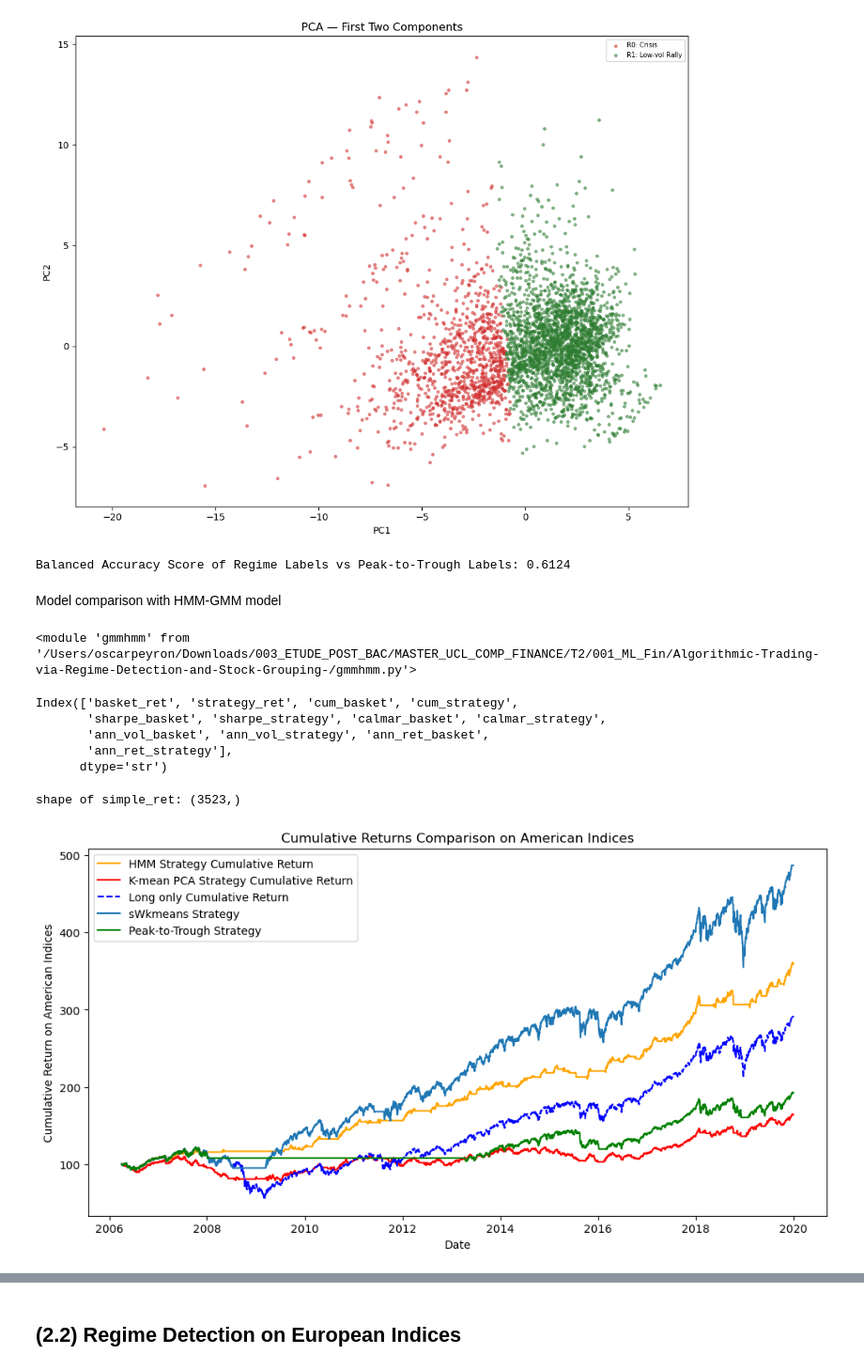
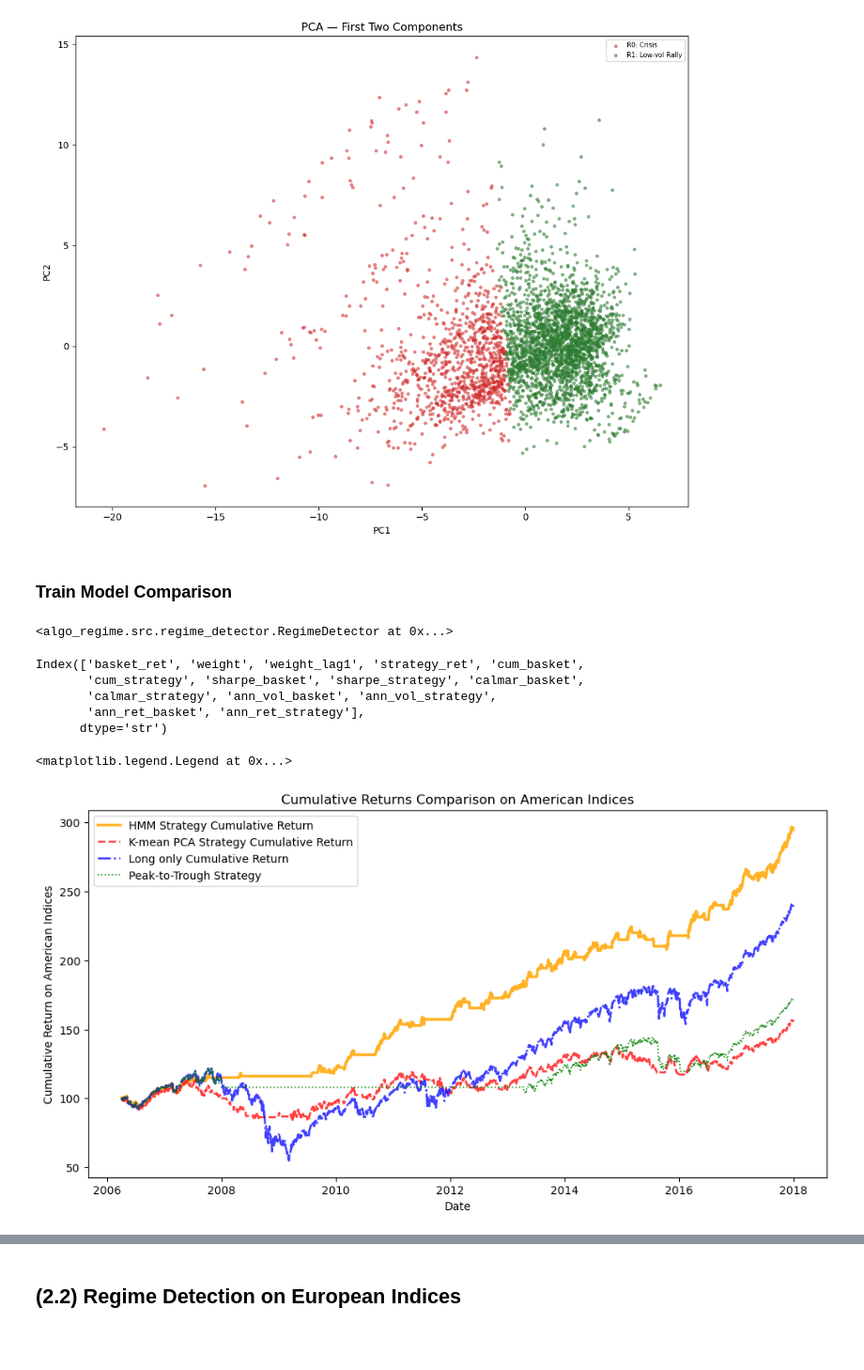
Before and after one commit to oscar10-wq/Algorithmic-Trading-via-Regime-Detection-and-Stock-Grouping-, a Jupyter notebook: results.ipynb, the cells around one changed output, grey strips where cells are left out. Shown at 94% size. Saved outputs shown, nothing was run; the diff lists cells and outputs as text; code cells hidden in the pictures; blank space fills up the shorter version.

Commit message:
pushed readapted test train backtest code + started making the report

```diff
--- a/results.ipynb
+++ b/results.ipynb
@@ -247,52 +247,52 @@ fig = rd_america.plot_cluster_pca()
 fig.savefig('graphs/cluster_pca_america.png')
 # %% [output]
 [figure]
-# %%
-#Plot balanced accuracy score of the regime labels against the peak-to-trough labels
-from sklearn.metrics import balanced_accuracy_score
-balanced_acc = balanced_accuracy_score(rd_america.labels, rd_america.regime_labels_ptt)
-print(f"Balanced Accuracy Score of Regime Labels vs Peak-to-Trough Labels: {balanced_acc:.4f}")
-# %% [output]
-Balanced Accuracy Score of Regime Labels vs Peak-to-Trough Labels: 0.6124
 # %% [markdown]
-Model comparison with HMM-GMM model
+### Train Model Comparison
 # %%
 import gmmhmm
 import importlib
 importlib.reload(gmmhmm)
+
+split_date = '2018-01-01'
+rd_america.fit_train_test(split_date=split_date)
 # %% [output]
-<module 'gmmhmm' from '/Users/oscarpeyron/Downloads/003_ETUDE_POST_BAC/MASTER_UCL_COMP_FINANCE/T2/001_ML_Fin/Algorithmic-Trading-via-Regime-Detection-and-Stock-Grouping-/gmmhmm.py'>
+<algo_regime.src.regime_detector.RegimeDetector at 0x...>
 # %%
 hmm_america = gmmhmm.HMMRegimeDetector(df_america, n_regimes=2, use_pca=True)
 hmm_america.fit()
 
-bt_hmm_america = hmm_america.backtest(initial_capital=100)
+hmm_america.fit_train_test(split_date=split_date)
+bt_hmm_america = hmm_america.backtest(initial_capital=100, split_date=split_date)
 print(bt_hmm_america.columns)
 # %% [output]
-Index(['basket_ret', 'strategy_ret', 'cum_basket', 'cum_strategy',
-       'sharpe_basket', 'sharpe_strategy', 'calmar_basket', 'calmar_strategy',
-       'ann_vol_basket', 'ann_vol_strategy', 'ann_ret_basket',
-       'ann_ret_strategy'],
+Index(['basket_ret', 'weight', 'weight_lag1', 'strategy_ret', 'cum_basket',
+       'cum_strategy', 'sharpe_basket', 'sharpe_strategy', 'calmar_basket',
+       'calmar_strategy', 'ann_vol_basket', 'ann_vol_strategy',
+       'ann_ret_basket', 'ann_ret_strategy'],
       dtype='str')
 # %%
-bt_america = rd_america.backtest(initial_capital=100)
-bt_america_skmeans = rd_america.backtest_skmeans(initial_capital=100)
+bt_america = rd_america.backtest(initial_capital=100, split_date=split_date)
+bt_america_skmeans = rd_america.backtest_skmeans(initial_capital=100, split_date=split_date)
-# %% [output]
-shape of simple_ret: (3523,)
 # %%
-fig = plt.figure(figsize=(12, 6))
 
 
-plt.plot(bt_hmm_america['cum_strategy'], label='HMM Strategy Cumulative Return', color='orange')
-plt.plot(bt_america['cum_strategy'], label='K-mean PCA Strategy Cumulative Return', color='red')
-plt.plot(bt_america['cum_basket'], label='Long only Cumulative Return', color='blue', linestyle='--')
-plt.plot(bt_america_skmeans.index, bt_america_skmeans['cum_strategy_skmeans'], label='sWkmeans Strategy')
-plt.plot(bt_america["cum_strategy_ptt"], label='Peak-to-Trough Strategy',color='green')
-plt.title('Cumulative Returns Comparison on American Indices')
-plt.xlabel('Date')
-plt.ylabel('Cumulative Return on American Indices')
-plt.legend()
-fig.savefig('graphs/cumulative_returns_comparison_america.png')
+fig, ax = plt.subplots(figsize=(12, 6))
+
+ax.plot(bt_hmm_america['cum_strategy'], label='HMM Strategy Cumulative Return',
+        color='orange', linewidth=2.5, alpha=0.85)
+ax.plot(bt_america['cum_strategy'], label='K-mean PCA Strategy Cumulative Return',
+        color='red', linewidth=1.8, alpha=0.75, linestyle='--')
+ax.plot(bt_america['cum_basket'], label='Long only Cumulative Return',
+        color='blue', linewidth=1.8, alpha=0.75, linestyle='-.')
+ax.plot(bt_america["cum_strategy_ptt"], label='Peak-to-Trough Strategy',
+        color='green', linewidth=1.2, alpha=0.9, linestyle=':')
+
+ax.set_title('Cumulative Returns Comparison on American Indices')
+ax.set_xlabel('Date')
+ax.set_ylabel('Cumulative Return on American Indices')
+ax.legend()
 # %% [output]
+<matplotlib.legend.Legend at 0x...>
-[figure, old version]
+[figure, new version]
 # %%
```
Also changed, not shown: parts of 4 cells of this notebook, 5 other files.
